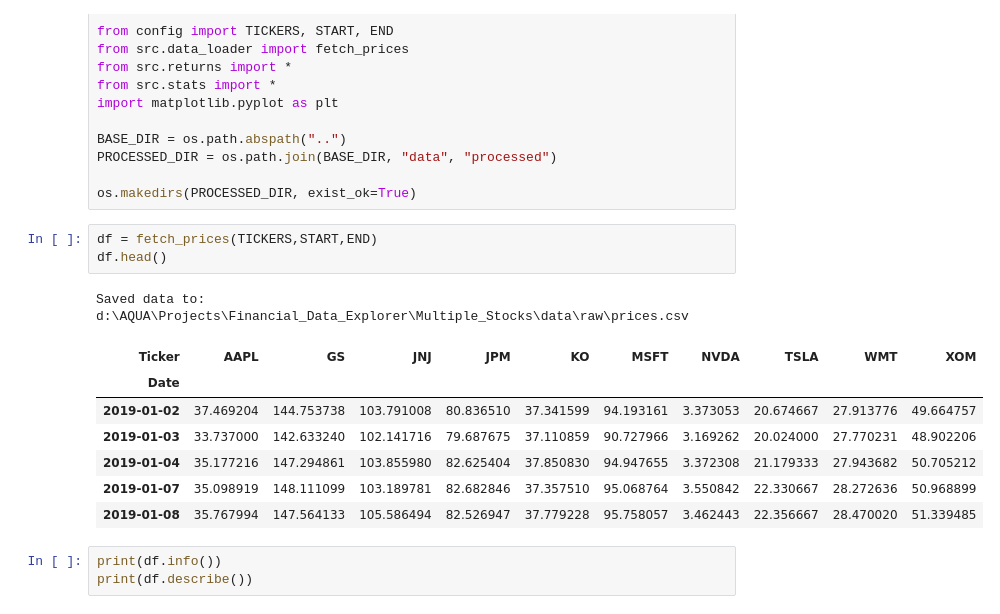
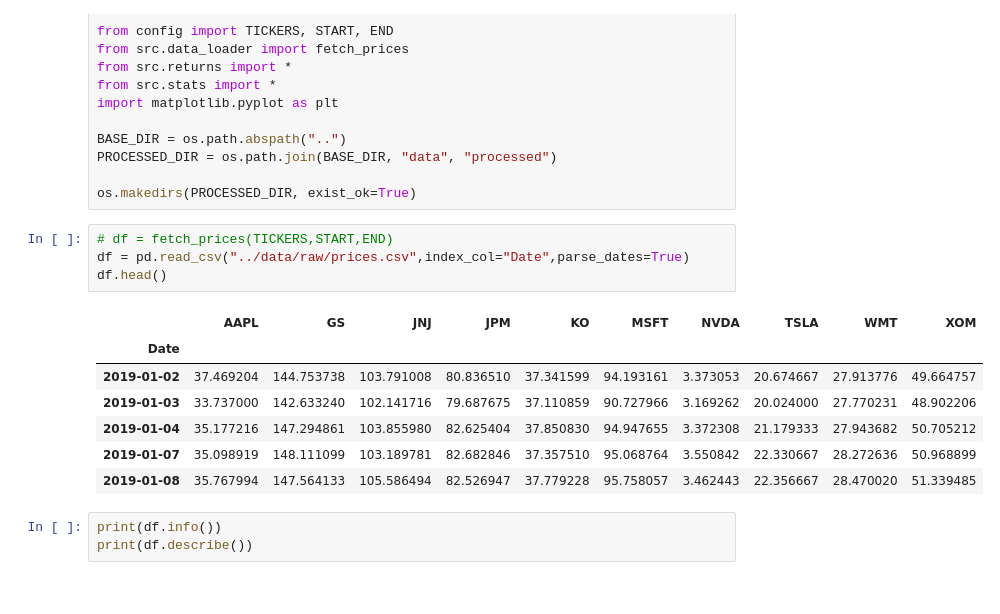
Before and after one commit to adityajoshi1602/Financial_Data_Explorer_Multiple_Stocks, a Jupyter notebook: notebook/01_data_exploration.ipynb, the cells around one changed output. Drawn from its saved outputs; the diff is of its cells as text.

```diff
--- a/notebook/01_data_exploration.ipynb
+++ b/notebook/01_data_exploration.ipynb
@@ -14,11 +14,11 @@ PROCESSED_DIR = os.path.join(BASE_DIR, "data", "processed")
 
 os.makedirs(PROCESSED_DIR, exist_ok=True)
 # %%
-df = fetch_prices(TICKERS,START,END)
+# df = fetch_prices(TICKERS,START,END)
+df = pd.read_csv("../data/raw/prices.csv",index_col="Date",parse_dates=True)
 df.head()
 # %% [output]
-Saved data to: d:\AQUA\Projects\Financial_Data_Explorer\Multiple_Stocks\data\raw\prices.csv
-| Ticker | AAPL | GS | JNJ | JPM | KO | MSFT | NVDA | TSLA | WMT | XOM |
+|  | AAPL | GS | JNJ | JPM | KO | MSFT | NVDA | TSLA | WMT | XOM |
 | Date |  |  |  |  |  |  |  |  |  |  |
 | 2019-01-02 | 37.469204 | 144.753738 | 103.791008 | 80.836510 | 37.341599 | 94.193161 | 3.373053 | 20.674667 | 27.913776 | 49.664757 |
 | 2019-01-03 | 33.737000 | 142.633240 | 102.141716 | 79.687675 | 37.110859 | 90.727966 | 3.169262 | 20.024000 | 27.770231 | 48.902206 |
```
Also changed, not shown: parts of 4 cells of this notebook, 1 other file.
